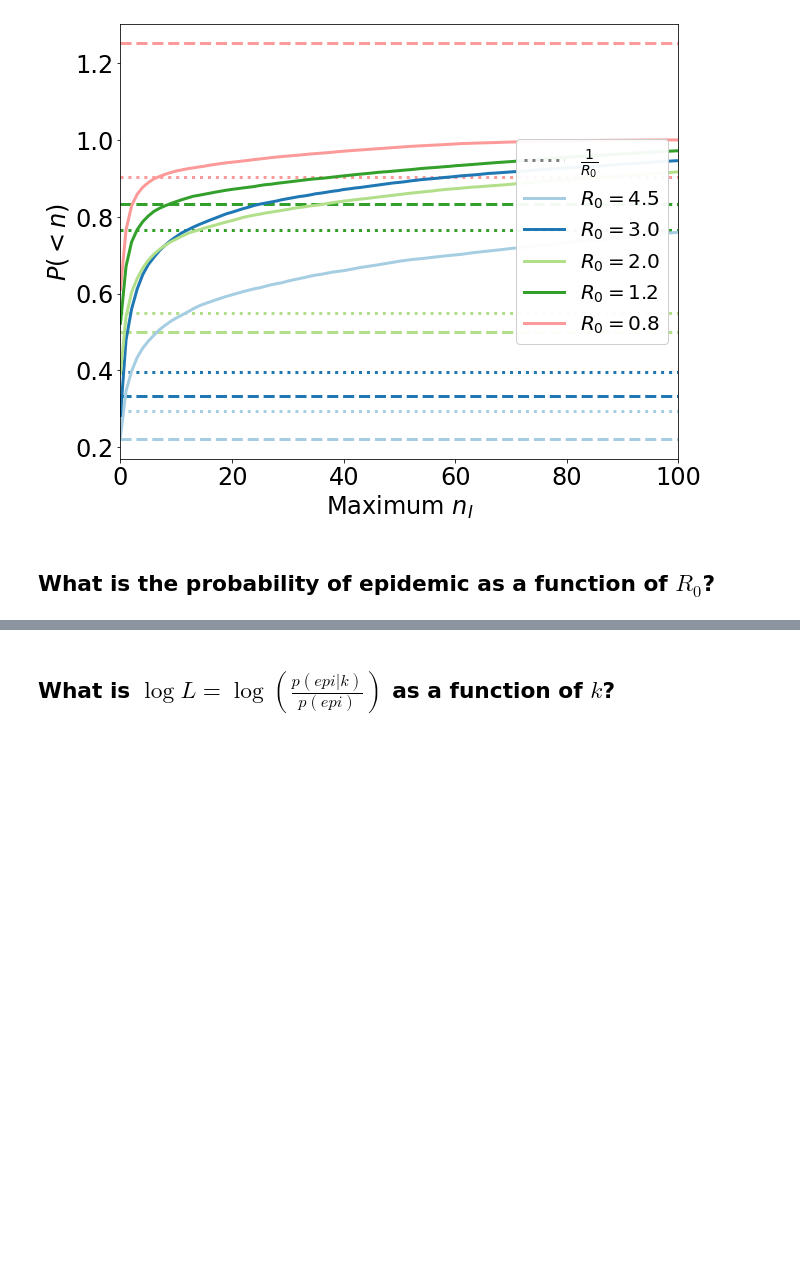
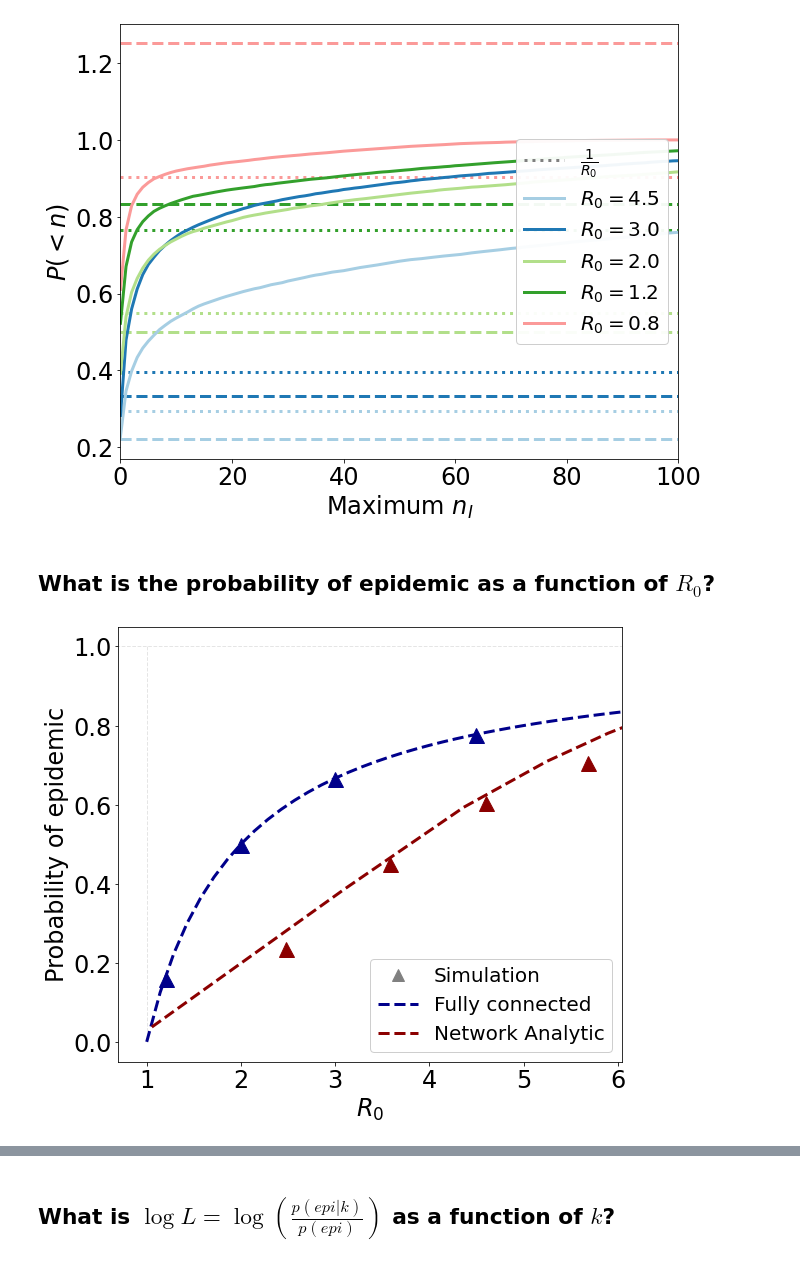
Before and after one commit to betoto008/Epidemiology_2020, a Jupyter notebook: Jupyter_Notebooks/2_Stochastic_Network.ipynb, the cells around one changed output, grey strips where cells are left out. Drawn from its saved outputs; the diff is of its cells as text; code cells hidden in the pictures; blank space fills up the shorter version.

```diff
--- a/Jupyter_Notebooks/2_Stochastic_Network.ipynb
+++ b/Jupyter_Notebooks/2_Stochastic_Network.ipynb
@@ -124,18 +124,101 @@ ax.legend(np.concatenate((lines_symbols,handles)), np.concatenate((labels_symbol
 # %% [markdown]
 ## What is the probability of epidemic as a function of $R_0$?
 # %%
+from scipy.stats import expon
 gamma = 1/6
-beta_array2 = np.linspace(0.4*gamma, 6.5*gamma, 8)
+beta_array2 = np.linspace(0.3*gamma, 8*gamma, 10)
 u = np.linspace(0.00005,0.9,100000)
 #----Load data network of contacts----
 k = degree_distrib[1][:-1]
 p_k = degree_distrib[0]/len(nodeDegrees)
 #----Critical occupancy----
 T_c = meanDegree/(meanDegree2-meanDegree)
 
-Ts_SIR = 1-((4)/((4+((beta_array2)/(gamma)))))
-Ts_SEIR = 1-((4)/((4+((beta_array2)/(gamma)))))
+#Ts_SIR = 1-((4)/((4+((beta_array2)/(gamma)))))
+Ts_SIR = 1-np.array([np.sum(p_k*((k)/(k+(b/gamma)))) for b in beta_array2])
+#Ts_SEIR = 1-((4)/((4+((beta_array2)/(gamma)))))
+Ts_SEIR = 1-np.array([np.sum(p_k*((k)/(k+(b/gamma)))) for b in beta_array2])
 u_sol_SIR = np.array([u[np.array([np.sum(p_k*k*(1+(i-1)*j)**(k-1)) for i in u])>(np.sum(p_k*k)*u)][-1] for j in Ts_SIR])
 u_sol_SEIR = np.array([u[np.array([np.sum(p_k*k*(1+(i-1)*j)**(k-1)) for i in u])>(np.sum(p_k*k)*u)][-1] for j in Ts_SEIR])
 S_SIR = 1 - np.array([np.sum(p_k*(1+(i-1)*j)**k) for (i, j) in zip(u_sol_SIR, Ts_SIR)])
 S_SEIR = 1 - np.array([np.sum(p_k*(1+(i-1)*j)**k) for (i, j) in zip(u_sol_SEIR, Ts_SEIR)])
+
+
+N = 2000
+ps = [1,0]
+sigmas = [1000, 1/4]
+gamma = 1/6
+R0_array = np.linspace(1, 8, 50)
+R0s_p1 = np.array([4.5, 3.0, 2.0, 1.2])
+R0s_p0 = np.array([4.5, 3.0, 2.0, 1.2])
+betas1 = R0s_p1*gamma
+betas2 = R0s_p0*gamma
+betas_p = np.array([betas1, betas2])
+R0s_SIR_p = np.array([R0s_p1, (1-((4)/((4+((betas2)/(gamma))))))/T_c])
+R0s_SEIR_p = np.array([np.sqrt(1-4*(((1/4)*gamma-sigmas[1]*betas1)/((1/4)+gamma)**2)), (1-((4)/((4+((betas2)/(gamma))))))/T_c])
+R0s_all = np.array([R0s_SIR_p, R0s_SEIR_p])
+
+colors_R = plt.cm.Paired(range(7))
+colors_p = ['darkblue', 'darkred']
+lines_symbols = [Line2D([0], [0],linewidth = 0, color='grey', marker = '^', ms = 12)]
+labels_symbols = [r'Simulation']
+labels_model = ['SIR', 'SEIR']
+
+for l, sigma in enumerate(sigmas):
+    fig, ax = plt.subplots(figsize = (10,8), gridspec_kw={'left':.2})
+    #if(sigma==1/4):
+    #    ax.set_title('SEIR model', fontsize = 28)
+    if(sigma==1000):
+        ax.set_title('SIR model', fontsize = 28)
+    R0s_p = R0s_all[l]
+    for p, betas, R0s, color_p in zip(ps, betas_p, R0s_p, colors_p):
+
+        p_epi_array = np.array([])
+
+        for beta, R0, color in zip(betas, R0s, colors_R):
+            #----Edge Occupancy probability----
+
+            tau = 1/gamma
+            data_nodes = np.loadtxt('../../../../Dropbox/Research/Epidemiology_2020/Text_files/Stochastic/Networks/barabasi-albert/stats_R0%.1f_sigma%.1f_N%d_p%.1f_barabasi-albert.txt'%(beta/gamma, sigma, N, p))
+            data_I = np.loadtxt('../../../../Dropbox/Research/Epidemiology_2020/Text_files/Stochastic/Networks/barabasi-albert/ensemble_I_R0%.1f_sigma%.1f_N%d_p%.1f_barabasi-albert.txt'%(beta/gamma, sigma, N, p))
+            nodes_ext , nodes_succ, I_ext, I_succ, max_values = sort_nodes(p=p, beta=beta, sigma=sigma, gamma=gamma, data_I = data_I, data_nodes = data_nodes)
+
+            if(sigma==1/4):
+                tau = 2*((gamma)+(sigma))**(-1)
+            s = ((R0)-1)
+
+            #n_epi = len(max_values[max_values>(1/(s/tau))])
+            #n_ext = len(max_values[max_values<(1/(s/tau))])
+
+            n_epi = len(nodes_succ[:,0])
+            n_ext = len(nodes_ext[:,0])
+
+            n_total = n_epi + n_ext
+            p_epi_array = np.append(p_epi_array, (n_epi)/n_total)
+
+
+        ax.plot(R0s, p_epi_array, marker = '^', color = color_p, ms = 15, linestyle = '')
+
+        if(p==1.0):
+            if(sigma==1000):
+                ax.plot(R0_array, 1-((1/R0_array)),linestyle = 'dashed', linewidth = 3, color = color_p, label = 'Fully connected')
+            if(sigma==1/4):
+                ax.plot(R0_array, 1-((1/R0_array)**2),linestyle = 'dashed', linewidth = 3, color = color_p, label = 'Fully connected')
+        if(p==0.0):
+            if(sigma==1000):
+                R0_N_array2 = Ts_SIR/T_c
+                ax.plot(R0_N_array2, S_SIR ,linestyle = 'dashed', linewidth = 3, color = color_p, label = r'Network Analytic')
+            if(sigma==1/4):
+                R0_N_array2 = Ts_SEIR/T_c
+                ax.plot(R0_N_array2, S_SEIR ,linestyle = 'dashed', linewidth = 3, color = color_p, label = r'Network Analytic')
+
+    ax.hlines(1,0.5,6.5, linestyle = 'dashed', color = 'silver', alpha = .4, linewidth = 1)
+    ax.vlines(1,0,1, linestyle = 'dashed', color = 'silver', alpha = .4, linewidth = 1)
+    my_plot_layout(ax=ax, xlabel = r'$R_0$', ylabel=r'Probability of epidemic')
+    ax.set_xlim(0.7,6.05)
+    ax.set_ylim(-0.05, 1.05)
+    handles, labels = ax.get_legend_handles_labels()
+    ax.legend(np.concatenate((lines_symbols,handles)), np.concatenate((labels_symbols,labels)) , fontsize = 20, loc = 4, framealpha=.95)
+    fig.savefig('../Figures/Stochastic/Networks/barabasi-albert/Prob_epi_'+labels_model[l]+'.pdf')
+# %% [output]
+[figure, added]
```
Also changed, not shown: parts of 5 cells of this notebook, 20 other files.
